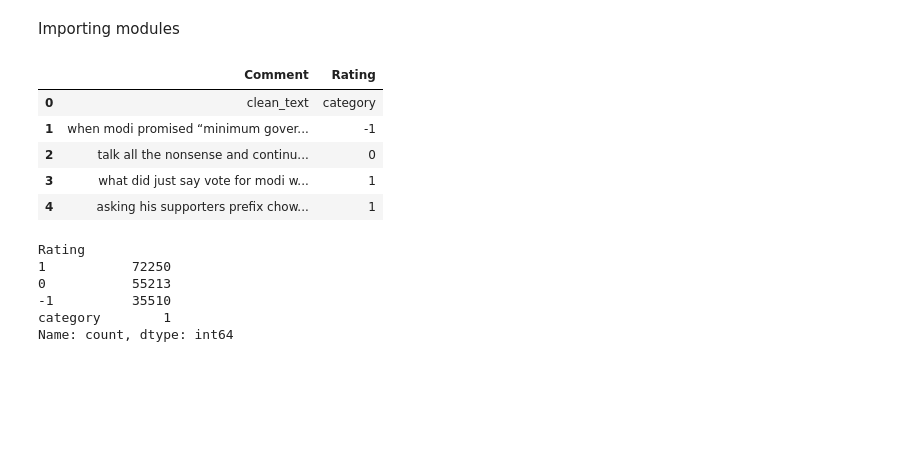
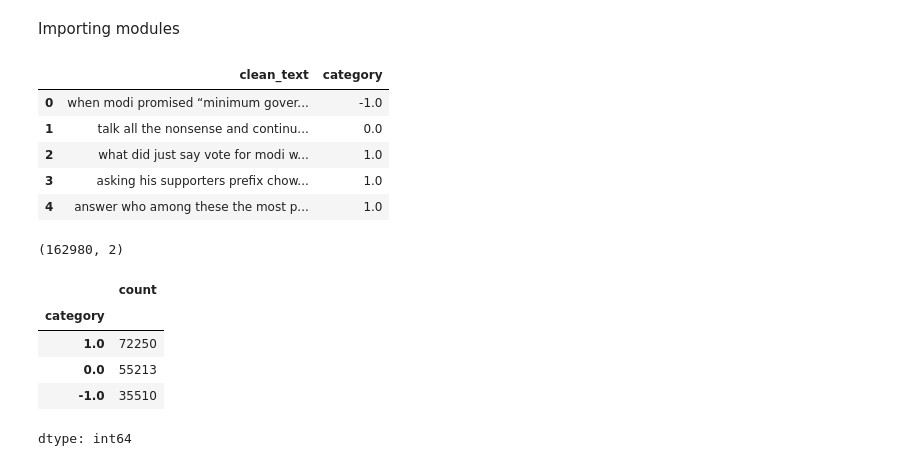
Before and after one commit to AdityaBhoir510/NLP_sentimental_analysis, a Jupyter notebook: Sementic_analysis_X_dataset.ipynb, the cells around one changed output. Drawn from its saved outputs; the diff is of its cells as text; code cells hidden in the pictures; blank space fills up the shorter version.

```diff
--- a/Sementic_analysis_X_dataset.ipynb
+++ b/Sementic_analysis_X_dataset.ipynb
@@ -6,21 +5,24 @@ import numpy as np
 import matplotlib.pyplot as plt
 # %%
-cols = ['Comment','Rating']
-df = pd.read_csv('X data.csv', names=cols)
+df = pd.read_csv('X data.csv')
 df.head()
 # %% [output]
-|  | Comment | Rating |
-| 0 | clean_text | category |
-| 1 | when modi promised “minimum gover... | -1 |
-| 2 | talk all the nonsense and continu... | 0 |
-| 3 | what did just say vote for modi w... | 1 |
-| 4 | asking his supporters prefix chow... | 1 |
+|  | clean_text | category |
+| 0 | when modi promised “minimum gover... | -1.0 |
+| 1 | talk all the nonsense and continu... | 0.0 |
+| 2 | what did just say vote for modi w... | 1.0 |
+| 3 | asking his supporters prefix chow... | 1.0 |
+| 4 | answer who among these the most p... | 1.0 |
+# %%
+df.shape
+# %% [output]
+(162980, 2)
 # %%
-df.Rating.value_counts()
+df.category.value_counts()
 # %% [output]
+|  | count |
+| category |  |
+| 1.0 | 72250 |
+| 0.0 | 55213 |
+| -1.0 | 35510 |
-Rating
-1           72250
-0           55213
--1          35510
-category        1
-Name: count, dtype: int64
+dtype: int64
```
Also changed, not shown: parts of 16 cells of this notebook.
